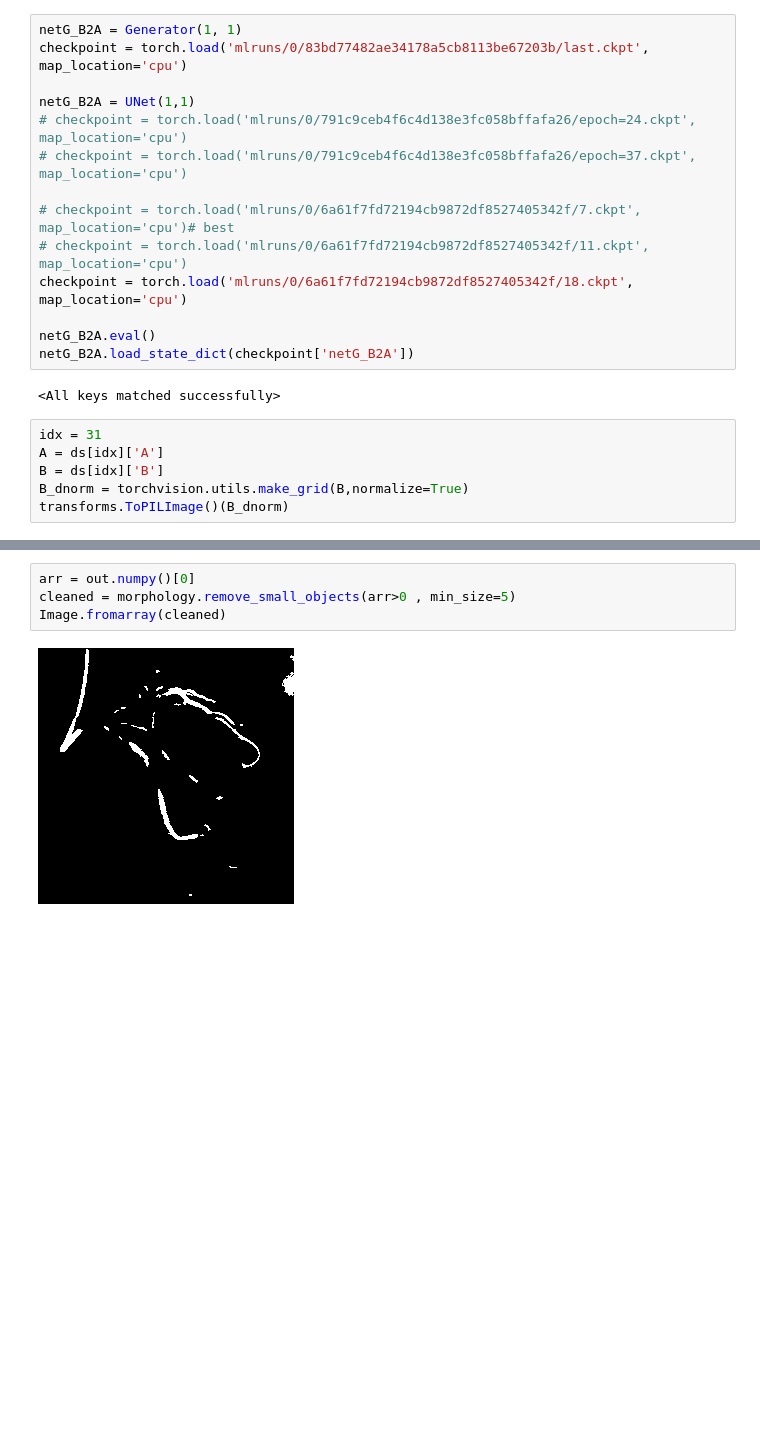
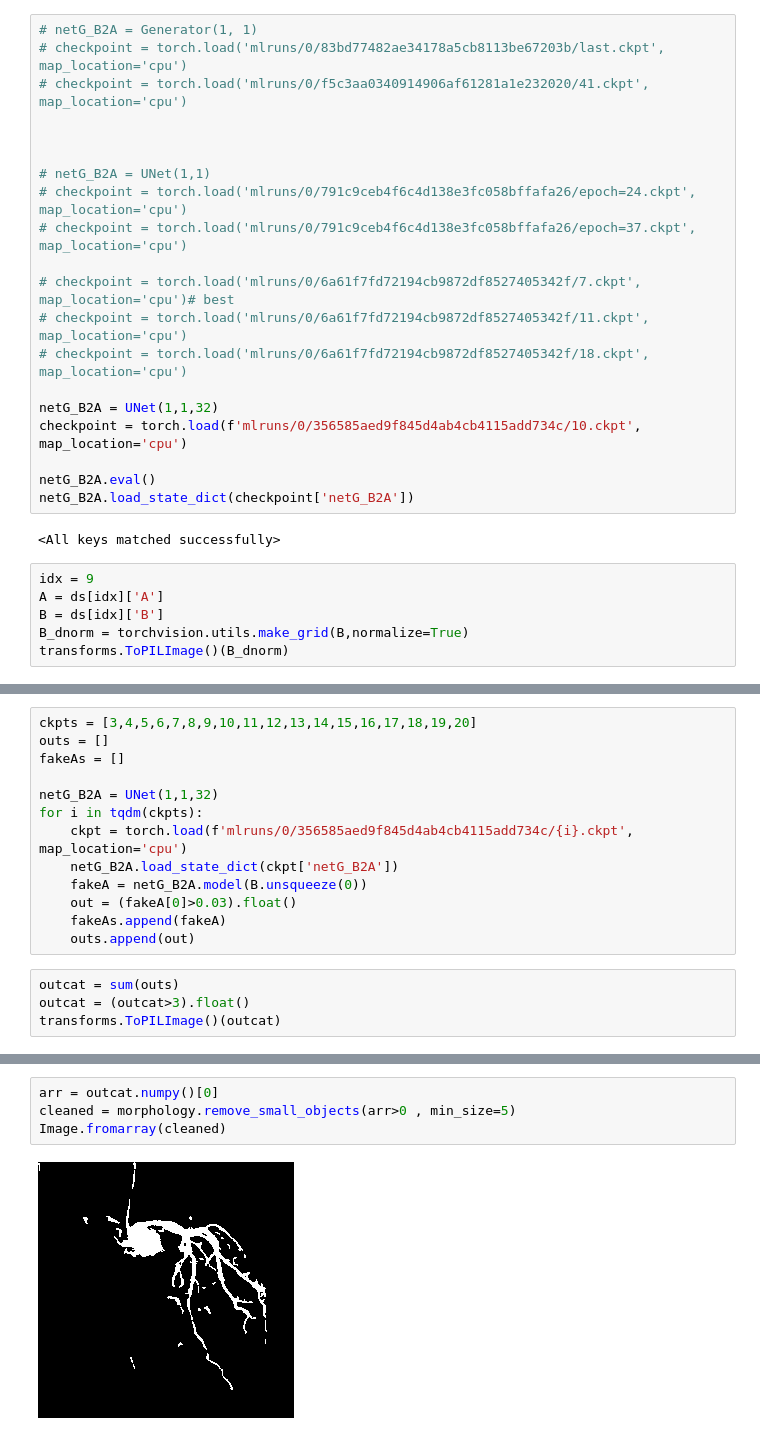
Before and after one commit to newfyu/DSAGAN, a Jupyter notebook: dev.ipynb, the cells around one changed output, grey strips where cells are left out. Drawn from its saved outputs; the diff is of its cells as text; blank space fills up the shorter version.

```diff
--- a/dev.ipynb
+++ b/dev.ipynb
@@ -22,22 +24,28 @@ transforms_ = [
 ds = ImageDataset('datasets/cycledsa_v2/', transforms_=transforms_, unaligned=False)
 # %%
-netG_B2A = Generator(1, 1)
-checkpoint = torch.load('mlruns/0/83bd77482ae34178a5cb8113be67203b/last.ckpt', map_location='cpu')
+# netG_B2A = Generator(1, 1)
+# checkpoint = torch.load('mlruns/0/83bd77482ae34178a5cb8113be67203b/last.ckpt', map_location='cpu')
+# checkpoint = torch.load('mlruns/0/f5c3aa0340914906af61281a1e232020/41.ckpt', map_location='cpu')
 
-netG_B2A = UNet(1,1)
+
+
+# netG_B2A = UNet(1,1)
 # checkpoint = torch.load('mlruns/0/791c9ceb4f6c4d138e3fc058bffafa26/epoch=24.ckpt', map_location='cpu')
 # checkpoint = torch.load('mlruns/0/791c9ceb4f6c4d138e3fc058bffafa26/epoch=37.ckpt', map_location='cpu')
 
 # checkpoint = torch.load('mlruns/0/6a61f7fd72194cb9872df8527405342f/7.ckpt', map_location='cpu')# best
 # checkpoint = torch.load('mlruns/0/6a61f7fd72194cb9872df8527405342f/11.ckpt', map_location='cpu')
-checkpoint = torch.load('mlruns/0/6a61f7fd72194cb9872df8527405342f/18.ckpt', map_location='cpu')
+# checkpoint = torch.load('mlruns/0/6a61f7fd72194cb9872df8527405342f/18.ckpt', map_location='cpu')
+
+netG_B2A = UNet(1,1,32)
+checkpoint = torch.load(f'mlruns/0/356585aed9f845d4ab4cb4115add734c/10.ckpt', map_location='cpu')
 
 netG_B2A.eval()
 netG_B2A.load_state_dict(checkpoint['netG_B2A'])
 # %% [output]
 <All keys matched successfully>
 # %%
-idx = 31
+idx = 9
 A = ds[idx]['A']
 B = ds[idx]['B']
 B_dnorm = torchvision.utils.make_grid(B,normalize=True)
@@ -52,0 +68,17 @@ transforms.ToPILImage()(out)
+# %%
+ckpts = [3,4,5,6,7,8,9,10,11,12,13,14,15,16,17,18,19,20]
+outs = []
+fakeAs = []
+
+netG_B2A = UNet(1,1,32)
+for i in tqdm(ckpts):
+    ckpt = torch.load(f'mlruns/0/356585aed9f845d4ab4cb4115add734c/{i}.ckpt', map_location='cpu')
+    netG_B2A.load_state_dict(ckpt['netG_B2A'])
+    fakeA = netG_B2A.model(B.unsqueeze(0))
+    out = (fakeA[0]>0.03).float()
+    fakeAs.append(fakeA)
+    outs.append(out)
+# %%
+outcat = sum(outs)
+outcat = (outcat>3).float()
+transforms.ToPILImage()(outcat)
@@ -53,6 +87,6 @@ transforms.ToPILImage()(out)
 # %%
-arr = out.numpy()[0]
+arr = outcat.numpy()[0]
 cleaned = morphology.remove_small_objects(arr>0 , min_size=5)
 Image.fromarray(cleaned)
 # %% [output]
-[figure, old version]
+[figure, new version]
```
Also changed, not shown: parts of 8 cells of this notebook, 2 other files.
